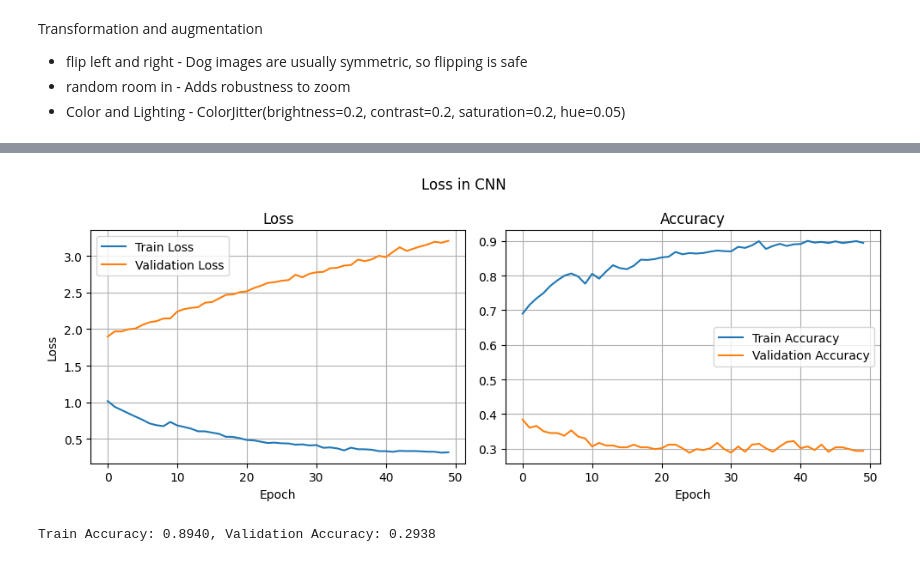
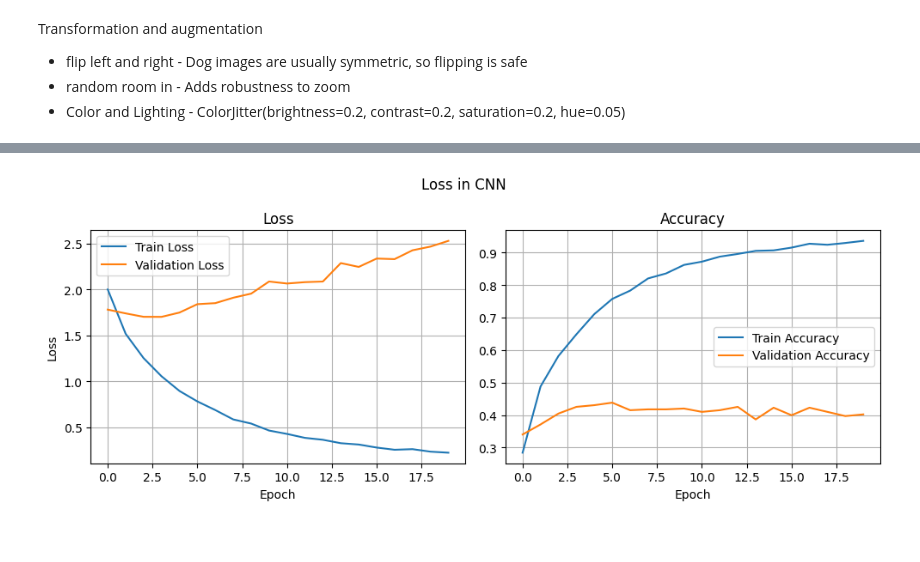
Before and after one commit to jennycpark-ucb/mids-w207-foursigma, a Jupyter notebook: modeling/CNN.ipynb, the cells around one changed output, grey strips where cells are left out. Drawn from its saved outputs; the diff is of its cells as text; code cells hidden in the pictures.

Commit message:
Updated the input data with annotated data in CNN version 1 model

```diff
--- a/modeling/CNN.ipynb
+++ b/modeling/CNN.ipynb
@@ -145,6 +157,6 @@ I0000 00:00:1753028527.979615   66212 gpu_device.cc:2019] Created device /job:lo
 # %%
 # Build a CNN architecture
-def model_builder_for_n_classes(num_classes = 10):
+def model_builder_for_n_classes(num_classes = num_breeds):
     def model_builder(hp):
         # initialize model
         tf.keras.backend.clear_session()
@@ -230,11 +242,21 @@ pool_size: 4
 dropout: 0.4
 learning_rate: 0.001
 # %%
-best_model = tuner.get_best_models(num_models=1)[0]
-train_acc = best_model.evaluate(X_train_aug, y_train_aug, verbose=0)[1]
-val_acc = best_model.evaluate(X_val, y_val, verbose=0)[1]
+best_hps = tuner.get_best_hyperparameters(num_trials=1)[0]
+
+# Build the model using the best hyperparameters
+best_model = tuner.hypermodel.build(best_hps)
+
+history = best_model.fit(
+    X_train_aug, y_train_aug,
+    validation_data=(X_val, y_val),
+    epochs=20,
+    verbose=1)
 
 print("Best model summary:")
 print(best_model.summary())
+
+train_acc = history.history['accuracy'][-1]
+val_acc =  history.history['val_accuracy'][-1]
 print(f"Train Accuracy: {train_acc:.4f}, Validation Accuracy: {val_acc:.4f}")
 # %% [output]
@@ -261,35 +300,26 @@ Train Accuracy: 0.7250, Validation Accuracy: 0.3840
 # %%
-history = best_model.fit(
-    X_train_aug, y_train_aug,
-    validation_data=(X_val, y_val),
-    epochs=50,
-    verbose=1)
+def plot_acc_loss(history):
+    fig, axes = plt.subplots(1, 2, figsize=(10, 4))
+    # Plot Train Loss
+    axes[0].plot(history.history['loss'], label='Train Loss', color='tab:blue')
+    axes[0].plot(history.history['val_loss'], label='Validation Loss', color='tab:orange')
+    axes[0].set_title("Loss")
+    axes[0].set_xlabel("Epoch")
+    axes[0].set_ylabel("Loss")
+    axes[0].legend()
+    axes[0].grid(True)
 
-# plot loss curves
-fig, axes = plt.subplots(1, 2, figsize=(10, 4))
-# Plot Train Loss
-axes[0].plot(history.history['loss'], label='Train Loss', color='tab:blue')
-axes[0].plot(history.history['val_loss'], label='Validation Loss', color='tab:orange')
-axes[0].set_title("Loss")
-axes[0].set_xlabel("Epoch")
-axes[0].set_ylabel("Loss")
-axes[0].legend()
-axes[0].grid(True)
+    # Plot Validation Loss
+    axes[1].plot(history.history['accuracy'], label='Train Accuracy', color='tab:blue')
+    axes[1].plot(history.history['val_accuracy'], label='Validation Accuracy', color='tab:orange')
+    axes[1].set_title("Accuracy")
+    axes[1].set_xlabel("Epoch")
+    axes[1].legend()
+    axes[1].grid(True)
 
-# Plot Validation Loss
-axes[1].plot(history.history['accuracy'], label='Train Accuracy', color='tab:blue')
-axes[1].plot(history.history['val_accuracy'], label='Validation Accuracy', color='tab:orange')
-axes[1].set_title("Accuracy")
-axes[1].set_xlabel("Epoch")
-axes[1].legend()
-axes[1].grid(True)
+    plt.suptitle("Loss in CNN", fontsize=12)
+    plt.tight_layout()
+    plt.show()
 
-plt.suptitle("Loss in CNN", fontsize=12)
-plt.tight_layout()
-plt.show()
-
-# evaluate the accuracy of model_tf on (X_train, y_train) and (X_val, y_val)
-train_acc = history.history['accuracy'][-1]
-val_acc =  history.history['val_accuracy'][-1]
-print(f"Train Accuracy: {train_acc:.4f}, Validation Accuracy: {val_acc:.4f}")
+plot_acc_loss(history)
 # %% [output]
@@ -313,2 +326 @@ Epoch 50/50
-[figure, old version]
+[figure, new version]
-Train Accuracy: 0.8940, Validation Accuracy: 0.2938
```
Also changed, not shown: parts of 11 cells of this notebook.
